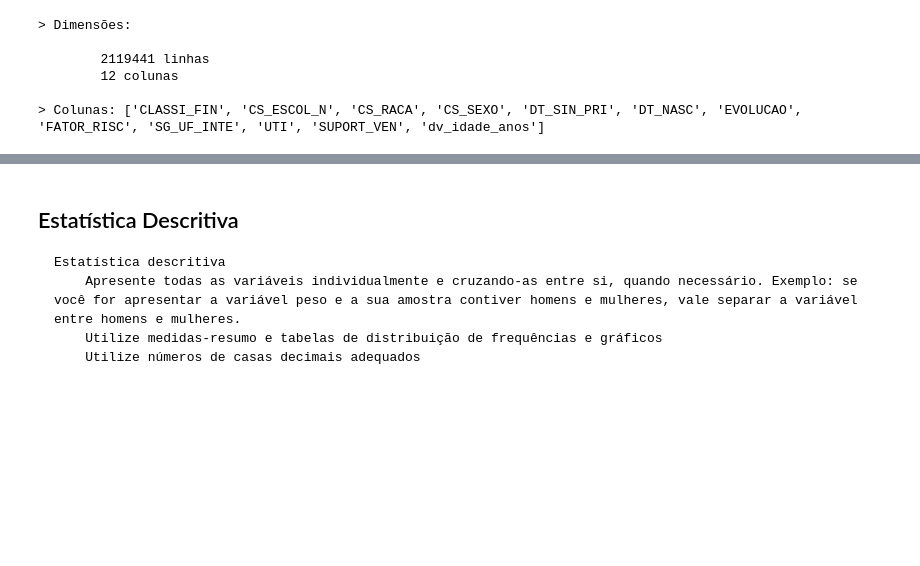
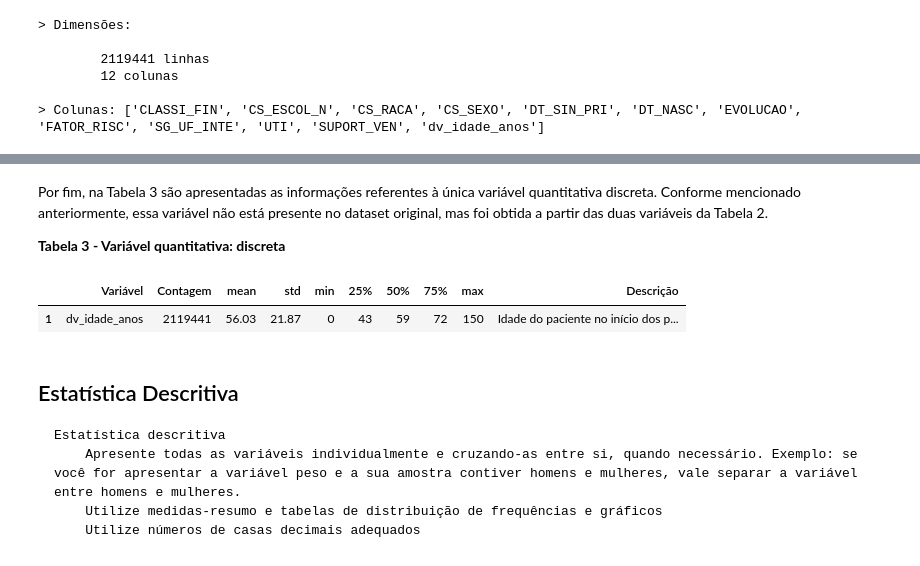
Before and after one commit to victor-marchesini/myfastpage, a Jupyter notebook: _notebooks/2021-06-06-AtividadeFinal-Parte1.ipynb, the cells around one changed output, grey strips where cells are left out. Cells and saved outputs as stored; diff of their text form; code cells hidden in the pictures; blank space fills up the shorter version.

```diff
--- a/_notebooks/2021-06-06-AtividadeFinal-Parte1.ipynb
+++ b/_notebooks/2021-06-06-AtividadeFinal-Parte1.ipynb
@@ -370,3 +431,27 @@ df_desc
+# %% [markdown]
+Por fim, na Tabela 3 são apresentadas as informações referentes à única variável quantitativa discreta. Conforme mencionado anteriormente, essa variável não está presente no dataset original, mas foi obtida a partir das duas variáveis da Tabela 2.
+
+**Tabela 3 - Variável quantitativa: discreta**
+# %%
+#hide_input
+
+df_desc = get_description_df(df_srag,var_dict,integer_cols)
+
+formatter = {
+        'Contagem': '{:.0f}'.format,
+        'mean': '{:.2f}'.format,
+        'min': '{:.0f}'.format,
+        '25%': '{:.0f}'.format,
+        '50%': '{:.0f}'.format,
+        '75%': '{:.0f}'.format,
+        'max': '{:.0f}'.format,
+        'std': '{:.2f}'.format
+    }
+
+show_table(df_desc,**formatter)
+# %% [output]
+|  | Variável | Contagem | mean | std | min | 25% | 50% | 75% | max | Descrição |
+| 1 | dv_idade_anos | 2119441 | 56.03 | 21.87 | 0 | 43 | 59 | 72 | 150 | Idade do paciente no início dos p... |
 # %% [markdown]
 ## Estatística Descritiva
 
```
Also changed, not shown: parts of 20 cells of this notebook.
